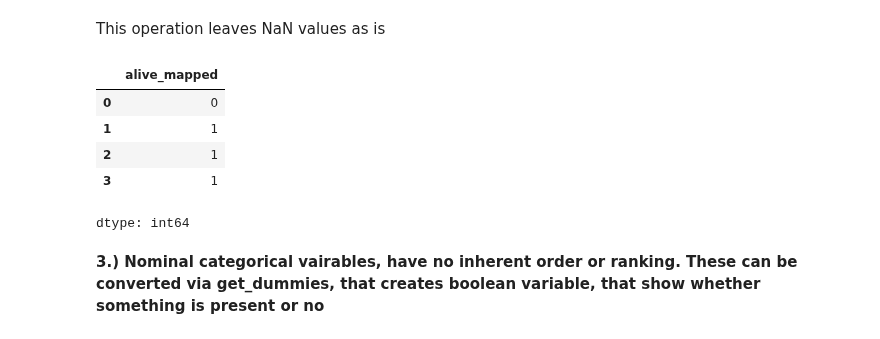
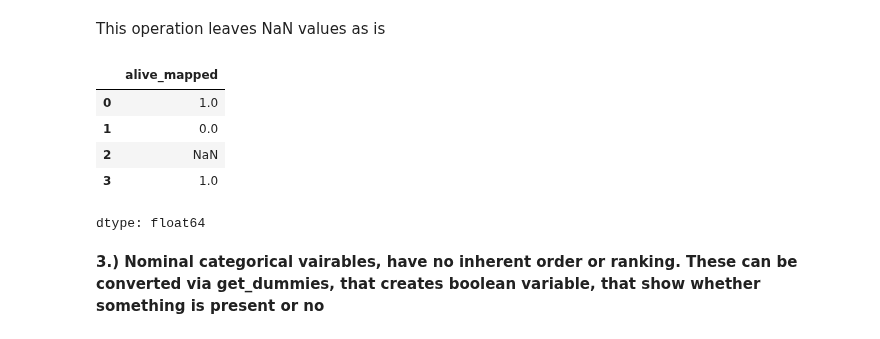
Before and after one commit to leropo00/ml_digital_art, a Jupyter notebook: notebooks/tutorial/tutorial_training_of_tabular.ipynb, the cells around one changed output. Drawn from its saved outputs; the diff is of its cells as text; code cells hidden in the pictures.

```diff
--- a/notebooks/tutorial/tutorial_training_of_tabular.ipynb
+++ b/notebooks/tutorial/tutorial_training_of_tabular.ipynb
@@ -94,15 +119,15 @@ dtype: int64
 This operation leaves NaN values as is
 # %%
 df_temp = pd.DataFrame({'alive': ['yes', 'no', None, 'yes']})
-df_temp['alive_mapped'] = df['alive'].map({'yes': 1, 'no': 0})
+df_temp['alive_mapped'] = df_temp['alive'].map({'yes': 1, 'no': 0})
 df_temp['alive_mapped']
 # %% [output]
 |  | alive_mapped |
-| 0 | 0 |
-| 1 | 1 |
-| 2 | 1 |
-| 3 | 1 |
+| 0 | 1.0 |
+| 1 | 0.0 |
+| 2 | NaN |
+| 3 | 1.0 |
-dtype: int64
+dtype: float64
 # %% [markdown]
 **3.) Nominal categorical vairables, have no inherent order or ranking. These can be converted via get_dummies,
 that creates boolean variable, that show whether something is present or no**
```
Also changed, not shown: parts of 4 cells of this notebook.
